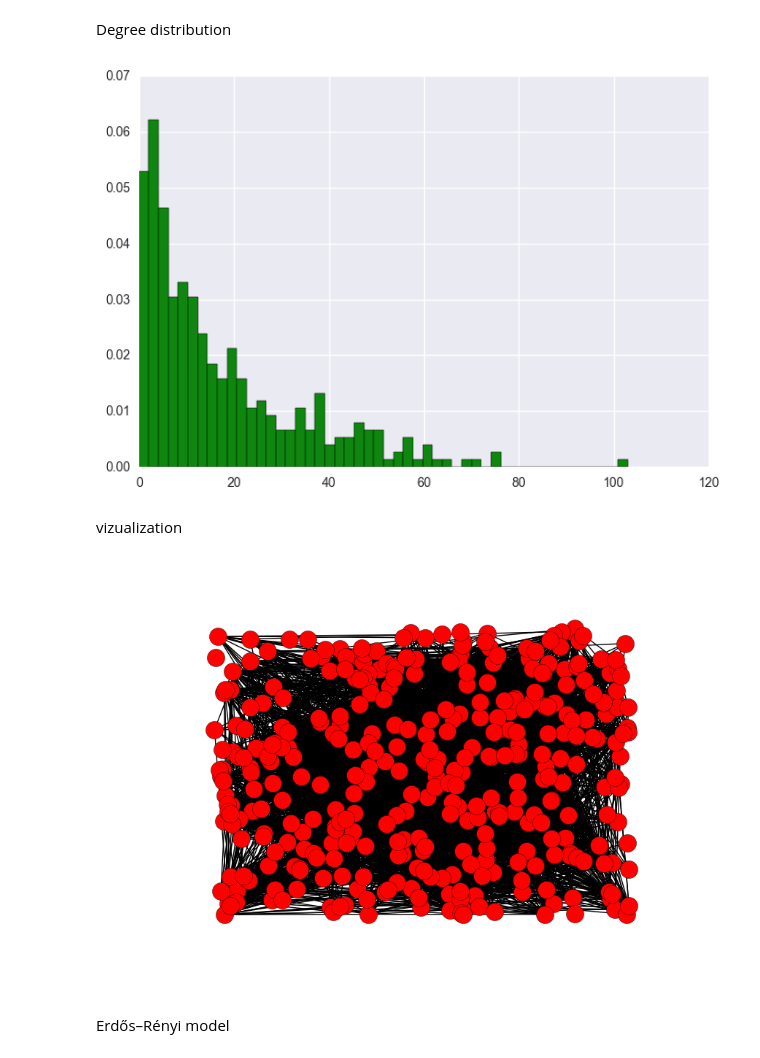
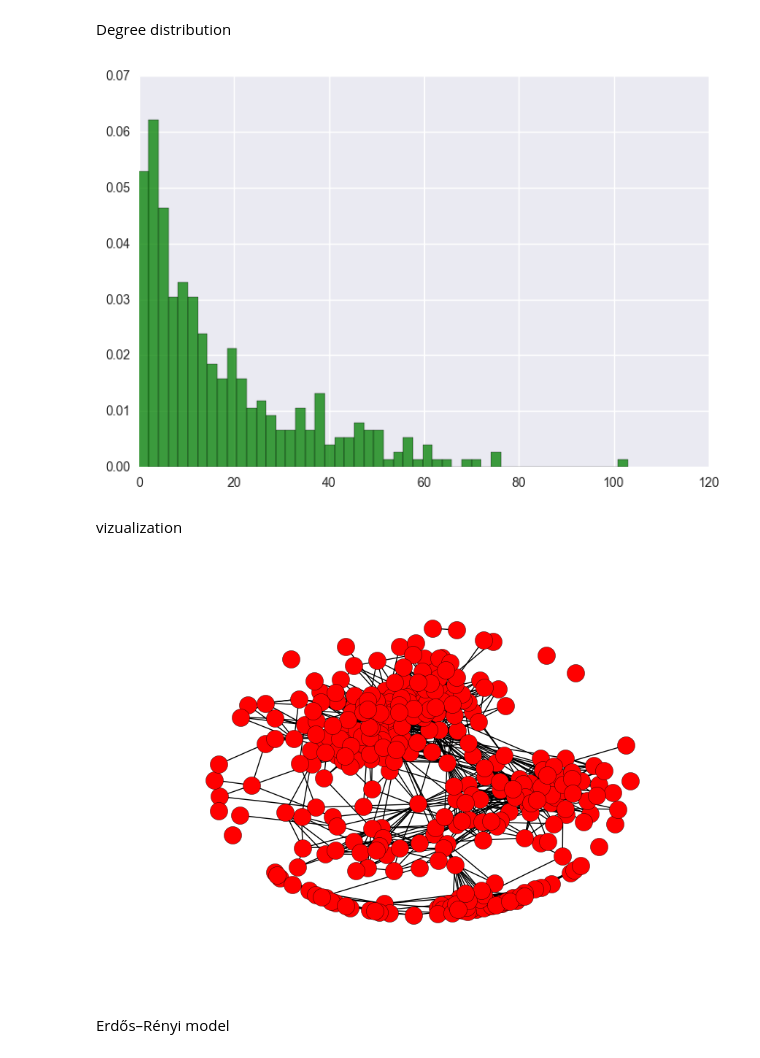
Before and after one commit to chylkov/HSEworkspace, a Jupyter notebook: network-analysis/graph of friends.ipynb, the cells around one changed output. Drawn from its saved outputs; the diff is of its cells as text; code cells hidden in the pictures.

```diff
--- a/network-analysis/graph of friends.ipynb
+++ b/network-analysis/graph of friends.ipynb
@@ -7,5 +8,5 @@ import seaborn as sns
 # %%
-with open('friends.txt', 'r') as outfile:
+with open('C:\\hseworkspace\\network-analysis\\friends.txt', 'r') as outfile:
     friends_dict = json.loads(outfile.read())
 # %%
 #friends_dict = {'1':[2,10,15], '2': [1, 10, 11, 24], '3':[10, 13], '10': [3, 15], '15':[1, 10]}
@@ -46,7 +47,7 @@ for friend in adj_matrix:
 n, bins, patches = plt.hist(degrees, 50, normed=1, facecolor='green', alpha=0.75)
 plt.show()
 # %% [output]
-[figure, old version]
+[figure, new version]
 # %% [markdown]
 vizualization
 # %%
@@ -55,16 +56,15 @@ G=nx.Graph()
 # %%
 for i in range(len(adj_matrix)):
     G.add_node(i)
+for i in range(len(adj_matrix)):
+    for j in range(i):
+        if adj_matrix[i][j] == 1:
+            G.add_edge(i, j)
-# %%
-for i in range(len(adj_matrix)):
-    for j in range(i, len(adj_matrix[i])):
-        if adj_matrix[i][j] == 1:
-            G.add_edge(i, j)
 # %%
-nx.draw_random(G)
+nx.draw_spring(G)
 plt.show()
 # %% [output]
-[figure, old version]
+[figure, new version]
 # %%
 #SOMETHING WRONG
 # %% [markdown]
```
Also changed, not shown: parts of 8 cells of this notebook, 1 other file.
